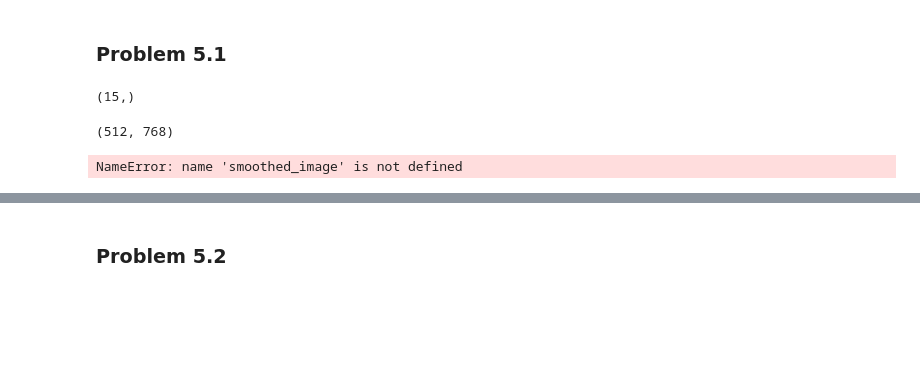
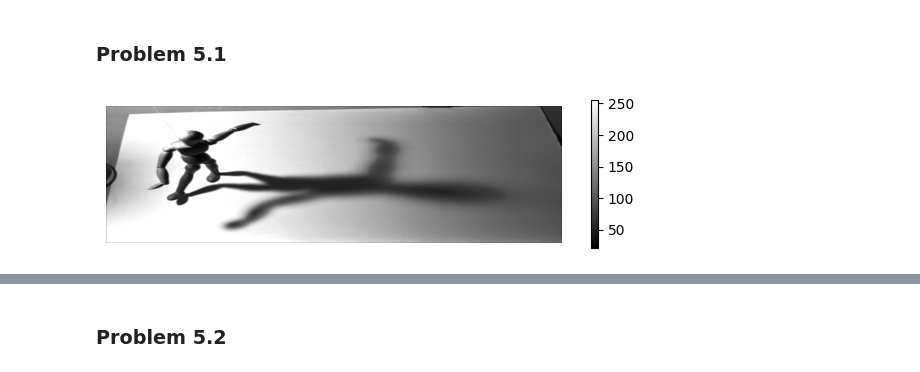
Before and after one commit to mhy-666/ComputerVision, a Jupyter notebook: homework01.ipynb, the cells around one changed output, grey strips where cells are left out. Cells and saved outputs as stored; diff of their text form; code cells hidden in the pictures; blank space fills up the shorter version.

```diff
--- a/homework01.ipynb
+++ b/homework01.ipynb
@@ -368,55 +370,43 @@ To better detect the contours of the shadow, one might consider using adaptive t
 ## Part 5: Image Resizing and Pyramids
 # %% [markdown]
 ### Problem 5.1
-# %%
-g, x_g = gaussian(sigma)
-g.shape
-# %% [output]
-(15,)
 # %%
-import numpy as np
-from scipy.interpolate import interpn
-
 def resize(image, spec):
     original_shape = np.array(image.shape)
-
-    # Determine target shape based on spec
-    if isinstance(spec, (int, float)):
+    # Determine if spec is a magnification factor or target dimensions
+    if isinstance(spec, (int, float)):  # Magnification factor
         target_shape = np.round(original_shape * spec).astype(int)
-    elif isinstance(spec, tuple) and len(spec) == 2:
+    elif isinstance(spec, tuple) and len(spec) == 2:  # Target dimensions
         target_shape = np.array(spec)
     else:
-        raise ValueError("Invalid specification for resizing.")
+        raise ValueError("spec must be either a magnification factor or a tuple of target dimensions.")
 
-    # Compute magnification factors
-    phi = target_shape / original_shape
 
     # Prepare for interpolation
     points = [np.linspace(0, 1, dim) for dim in original_shape]
     xi = [np.linspace(0, 1, dim) for dim in target_shape]
     coords = np.meshgrid(*xi, indexing='ij')
     coords = np.stack(coords, axis=-1)
-    print(image.shape)
 
-
-    # Smoothing before subsampling if shrinking
+    # Compute magnification factors
+    phi = target_shape / original_shape
+    # Apply Gaussian smoothing before downsampling if shrinking
     if np.any(phi < 1):
-        sigma = max(1/phi.min() - 1, 0.5)  # Smooth more if shrinking more
-        # Generate kernels
+        sigma = max(1/phi.min() - 1, 0.5) # Adjust sigma based on magnification factor
         gauss_kernel, _ = gaussian(sigma)
         image_smoothed = np.apply_along_axis(lambda x: np.convolve(x, gauss_kernel, mode='same'), axis=0, arr=image)
         image_smoothed = np.apply_along_axis(lambda x: np.convolve(x, gauss_kernel, mode='same'), axis=1, arr=image_smoothed)
-        resized_image = interpn(points, smoothed_image, coords, method='linear', bounds_error=False, fill_value=0)
+        # Perform interpolation
+        resized_image = interpn(points, image_smoothed, coords, method='linear', bounds_error=False, fill_value=0)
+
     else:
         resized_image = interpn(points, image, coords, method='linear', bounds_error=False, fill_value=0)
 
     return resized_image
 
-
 # Load image and resize
 image = imread('shadow.png', as_gray=True)
 resized_image = resize(image, (300, 1000))
 show_image(resized_image)
 # %% [output]
-(512, 768)
-NameError: name 'smoothed_image' is not defined
+[figure, added]
```
Also changed, not shown: parts of 6 cells of this notebook.
